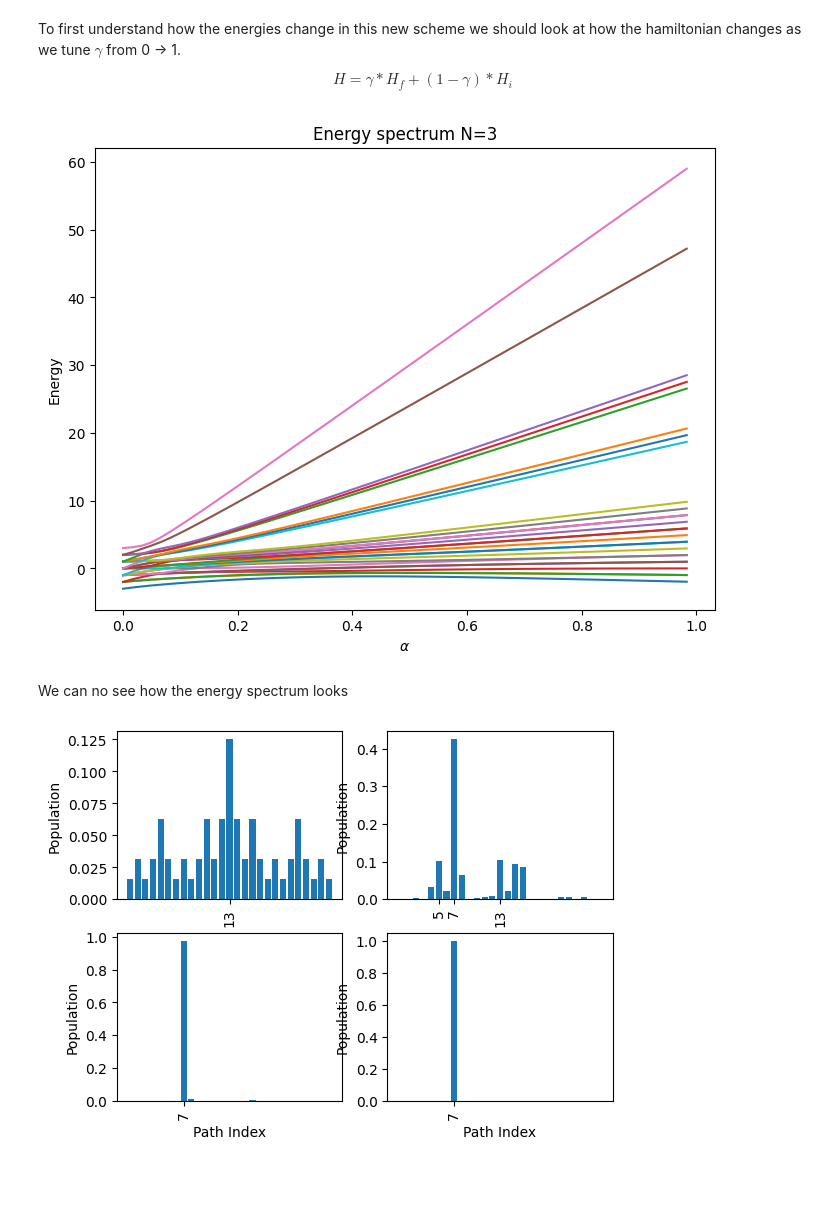
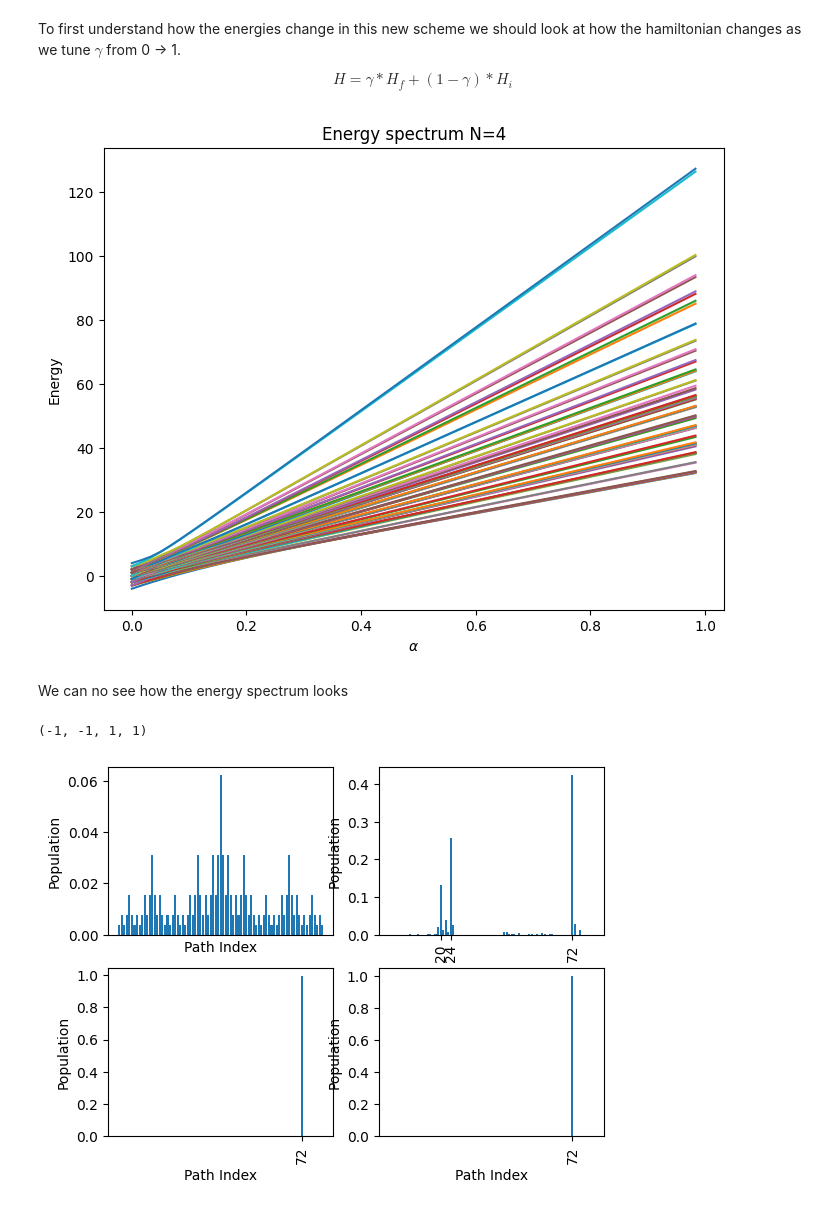
Before and after one commit to Secretmud/zermelos-navigation-problem, a Jupyter notebook: src/yves_method.ipynb, the cells around one changed output. Cells and saved outputs as stored; diff of their text form; code cells hidden in the pictures; blank space fills up the shorter version.

```diff
--- a/src/yves_method.ipynb
+++ b/src/yves_method.ipynb
@@ -13,6 +23,6 @@ After we have imported all of our dependencies, we can go ahead and implement th
 # %%
 beta = 1
-N = 3
+N = 4
 alpha_values = np.linspace(10**(-5), 3, 500)
 # %% [markdown]
 To first understand how the energies change in this new scheme we should look at how the hamiltonian changes as we tune $ \gamma $ from 0 -> 1.
@@ -57,32 +67,37 @@ plt.ylabel("Energy")
 plt.title(f"Energy spectrum {N=}")
 plt.show()
 # %% [output]
-[figure, old version]
+[figure, new version]
 # %% [markdown]
 We can no see how the energy spectrum looks
 # %%
 @memory.cache
 def all_move_sequences(N):
     moves = (1, 0, -1)
     return list(itertools.product(moves, repeat=N))
 
-vecs = np.array([np.abs(v[:, 0])**2 for v in vecs])
+vec = np.array([np.abs(v[:, 0])**2 for v in vecs])
 fig, axes = plt.subplots(2, 2)
 indices = np.arange(vecs.shape[1])
-alpha_indices = np.linspace(0, len(vecs)-1, 4, dtype=int)
-selected_eigvecs = [vecs[i] for i in alpha_indices]
+alpha_indices = np.linspace(0, len(vec)-1, 4, dtype=int)
+selected_eigvecs = [vec[i] for i in alpha_indices]
 moves = all_move_sequences(N)
 for i, eigvec in enumerate(selected_eigvecs):
     ax = axes.flat[i]
     ax.bar(indices, eigvec, linewidth=1)
     ax_ids = []
     for j in range(len(eigvec)):
         if eigvec[j] > 0.1:
             ax_ids.append(j)
     ax.set_xlabel("Path Index")
     ax.set_ylabel("Population")
     ax.set_xticks(ax_ids)
     ax.set_xticklabels(ax_ids, rotation=90)
+last = selected_eigvecs[-1]
+ind = np.argwhere(last > 1e-2)
+for i in ind:
+    print(moves[i[0]])
 # %% [output]
+(-1, -1, 1, 1)
-[figure, old version]
+[figure, new version]
 # %% [markdown]
```
Also changed, not shown: parts of 5 cells of this notebook, 2 other files.
